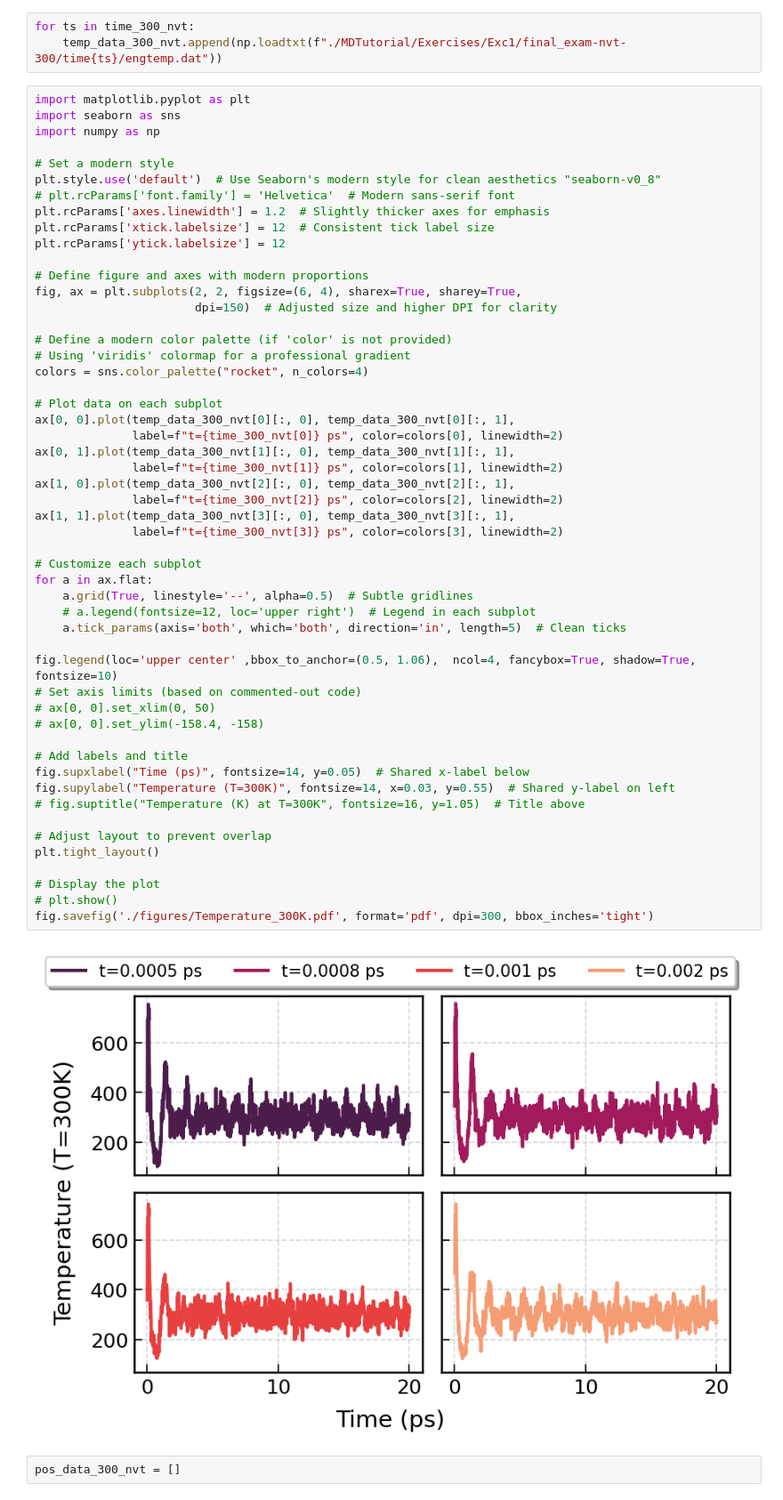
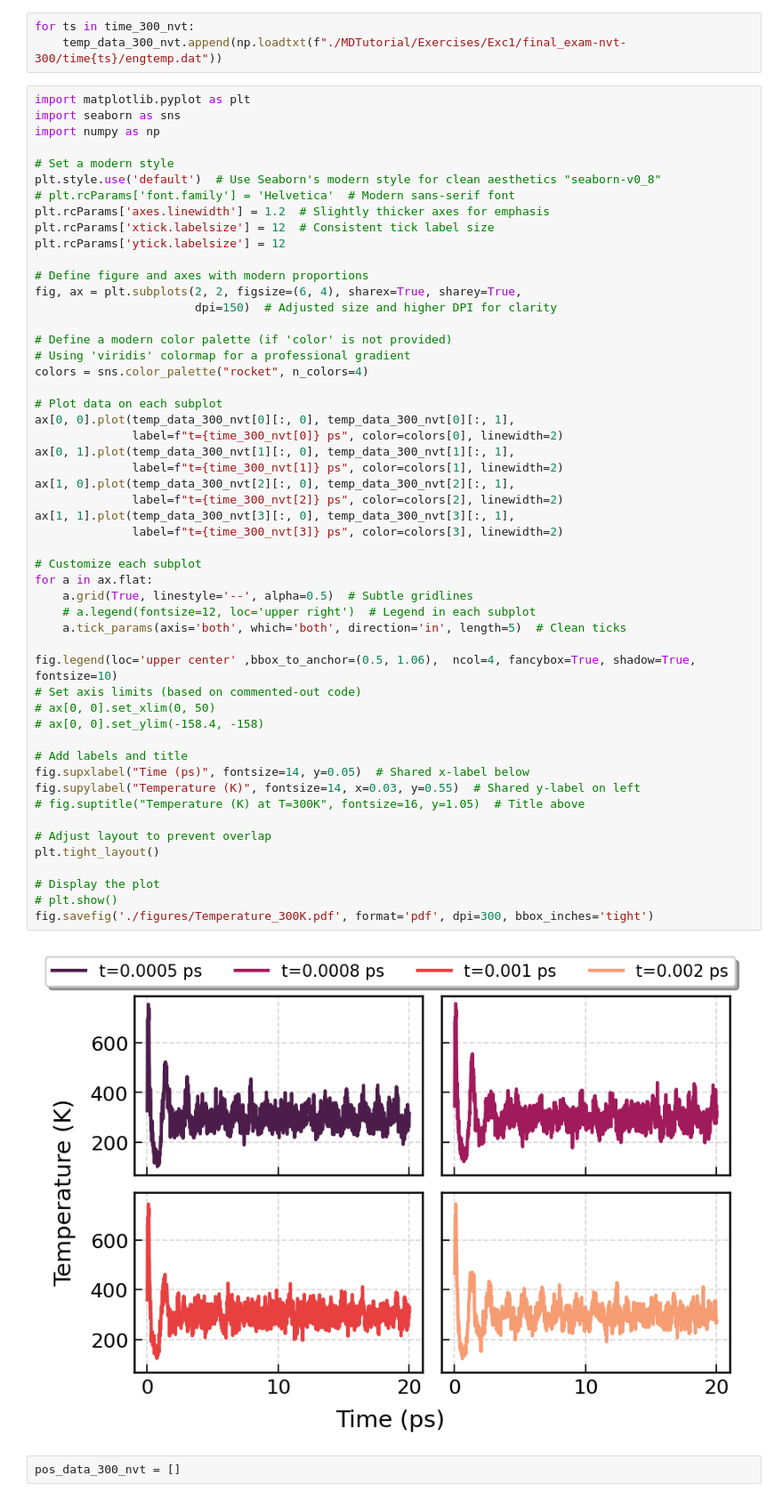
Before and after one commit to nguyenvulinh666/Molecular-Dynamics-of-Water-Clusters, a Jupyter notebook: RDA_render_data_file_300K.ipynb, the cells around one changed output. Shown at 89% size. Cells and saved outputs as stored; diff of their text form.

```diff
--- a/RDA_render_data_file_300K.ipynb
+++ b/RDA_render_data_file_300K.ipynb
@@ -110,35 +110,35 @@ ax[0, 0].plot(temp_data_300_nvt[0][:, 0], temp_data_300_nvt[0][:, 1],
               label=f"t={time_300_nvt[0]} ps", color=colors[0], linewidth=2)
 ax[0, 1].plot(temp_data_300_nvt[1][:, 0], temp_data_300_nvt[1][:, 1],
               label=f"t={time_300_nvt[1]} ps", color=colors[1], linewidth=2)
 ax[1, 0].plot(temp_data_300_nvt[2][:, 0], temp_data_300_nvt[2][:, 1],
               label=f"t={time_300_nvt[2]} ps", color=colors[2], linewidth=2)
 ax[1, 1].plot(temp_data_300_nvt[3][:, 0], temp_data_300_nvt[3][:, 1],
               label=f"t={time_300_nvt[3]} ps", color=colors[3], linewidth=2)
 
 # Customize each subplot
 for a in ax.flat:
     a.grid(True, linestyle='--', alpha=0.5)  # Subtle gridlines
     # a.legend(fontsize=12, loc='upper right')  # Legend in each subplot
     a.tick_params(axis='both', which='both', direction='in', length=5)  # Clean ticks
 
 fig.legend(loc='upper center' ,bbox_to_anchor=(0.5, 1.06),  ncol=4, fancybox=True, shadow=True, fontsize=10)
 # Set axis limits (based on commented-out code)
 # ax[0, 0].set_xlim(0, 50)
 # ax[0, 0].set_ylim(-158.4, -158)
 
 # Add labels and title
 fig.supxlabel("Time (ps)", fontsize=14, y=0.05)  # Shared x-label below
-fig.supylabel("Temperature (T=300K)", fontsize=14, x=0.03, y=0.55)  # Shared y-label on left
+fig.supylabel("Temperature (K)", fontsize=14, x=0.03, y=0.55)  # Shared y-label on left
 # fig.suptitle("Temperature (K) at T=300K", fontsize=16, y=1.05)  # Title above
 
 # Adjust layout to prevent overlap
 plt.tight_layout()
 
 # Display the plot
 # plt.show()
 fig.savefig('./figures/Temperature_300K.pdf', format='pdf', dpi=300, bbox_inches='tight')
 # %% [output]
-[figure, old version]
+[figure, new version]
 # %%
 pos_data_300_nvt = []
 # %%
```
Also changed, not shown: parts of 1 cell of this notebook, 46 other files.
